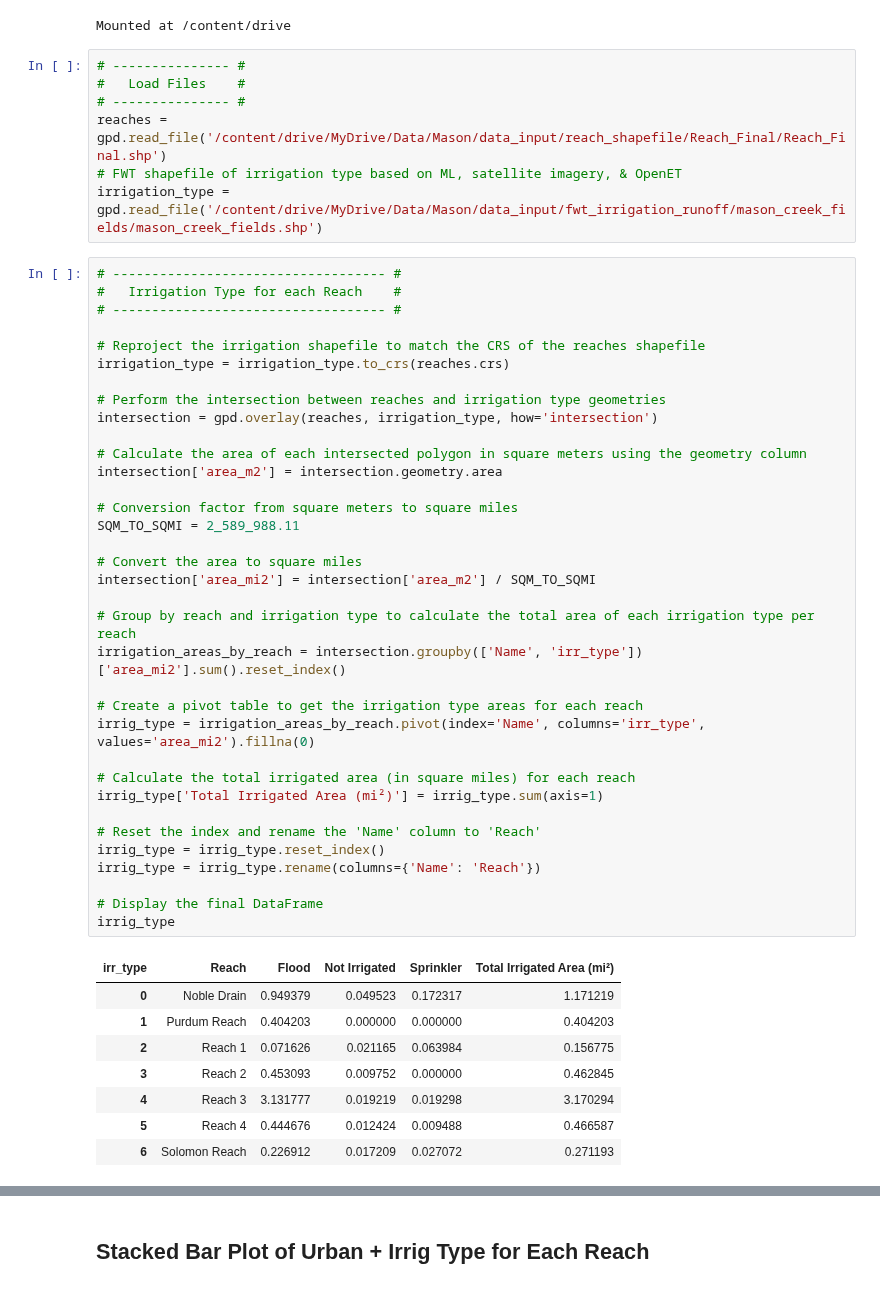
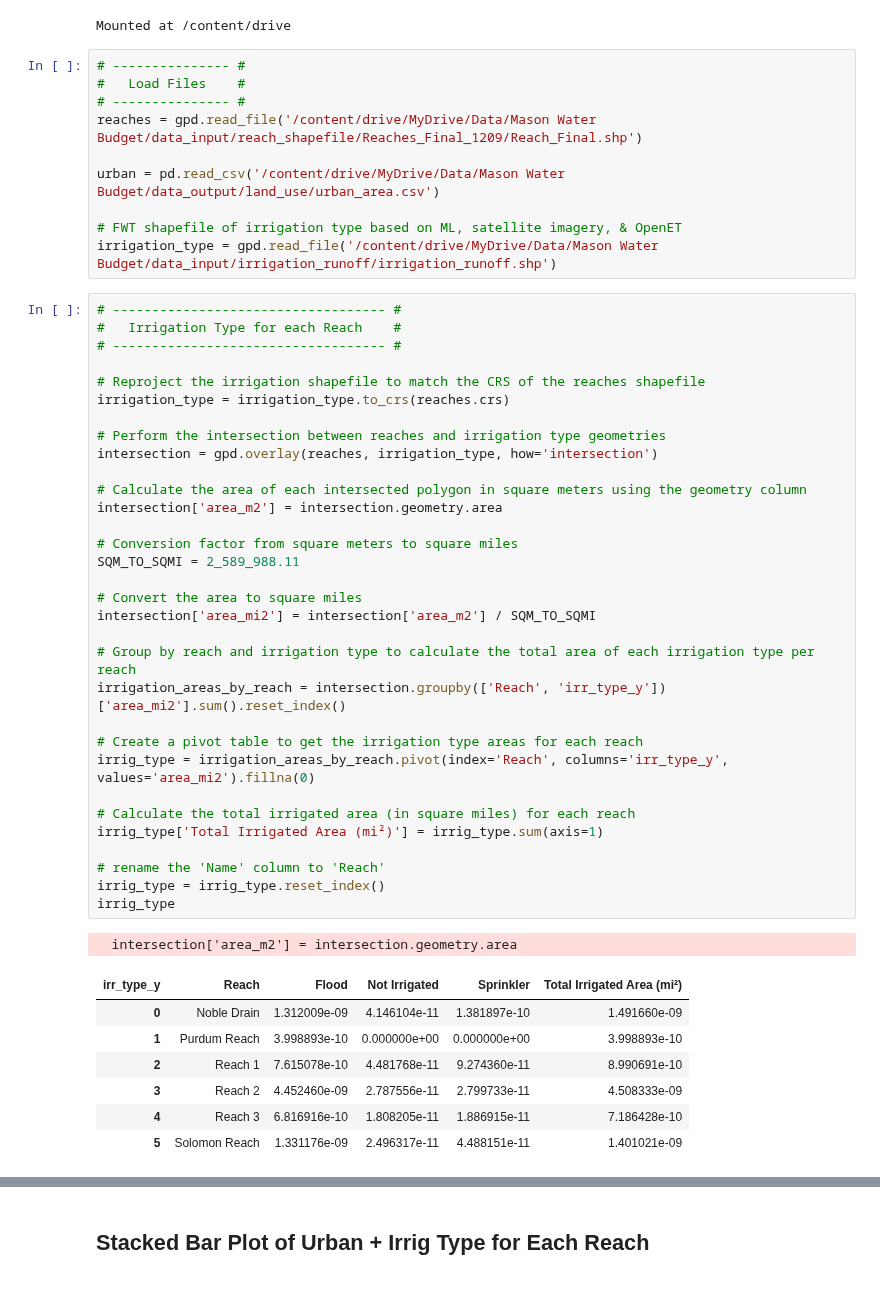
Before and after one commit to carlibeisel/mason_water_budget, a Jupyter notebook: reach_landuse.ipynb, the cells around one changed output, grey strips where cells are left out. Cells and saved outputs as stored; diff of their text form.

```diff
--- a/reach_landuse.ipynb
+++ b/reach_landuse.ipynb
@@ -256,50 +581,50 @@ Mounted at /content/drive
 # --------------- #
 #   Load Files    #
 # --------------- #
-reaches = gpd.read_file('/content/drive/MyDrive/Data/Mason/data_input/reach_shapefile/Reach_Final/Reach_Final.shp')
+reaches = gpd.read_file('/content/drive/MyDrive/Data/Mason Water Budget/data_input/reach_shapefile/Reaches_Final_1209/Reach_Final.shp')
+
+urban = pd.read_csv('/content/drive/MyDrive/Data/Mason Water Budget/data_output/land_use/urban_area.csv')
+
 # FWT shapefile of irrigation type based on ML, satellite imagery, & OpenET
-irrigation_type = gpd.read_file('/content/drive/MyDrive/Data/Mason/data_input/fwt_irrigation_runoff/mason_creek_fields/mason_creek_fields.shp')
+irrigation_type = gpd.read_file('/content/drive/MyDrive/Data/Mason Water Budget/data_input/irrigation_runoff/irrigation_runoff.shp')
 # %%
 # ----------------------------------- #
 #   Irrigation Type for each Reach    #
 # ----------------------------------- #
 
 # Reproject the irrigation shapefile to match the CRS of the reaches shapefile
 irrigation_type = irrigation_type.to_crs(reaches.crs)
 
 # Perform the intersection between reaches and irrigation type geometries
 intersection = gpd.overlay(reaches, irrigation_type, how='intersection')
 
 # Calculate the area of each intersected polygon in square meters using the geometry column
 intersection['area_m2'] = intersection.geometry.area
 
 # Conversion factor from square meters to square miles
 SQM_TO_SQMI = 2_589_988.11
 
 # Convert the area to square miles
 intersection['area_mi2'] = intersection['area_m2'] / SQM_TO_SQMI
 
 # Group by reach and irrigation type to calculate the total area of each irrigation type per reach
-irrigation_areas_by_reach = intersection.groupby(['Name', 'irr_type'])['area_mi2'].sum().reset_index()
+irrigation_areas_by_reach = intersection.groupby(['Reach', 'irr_type_y'])['area_mi2'].sum().reset_index()
 
 # Create a pivot table to get the irrigation type areas for each reach
-irrig_type = irrigation_areas_by_reach.pivot(index='Name', columns='irr_type', values='area_mi2').fillna(0)
+irrig_type = irrigation_areas_by_reach.pivot(index='Reach', columns='irr_type_y', values='area_mi2').fillna(0)
 
 # Calculate the total irrigated area (in square miles) for each reach
 irrig_type['Total Irrigated Area (mi²)'] = irrig_type.sum(axis=1)
 
-# Reset the index and rename the 'Name' column to 'Reach'
+# rename the 'Name' column to 'Reach'
 irrig_type = irrig_type.reset_index()
-irrig_type = irrig_type.rename(columns={'Name': 'Reach'})
-
-# Display the final DataFrame
 irrig_type
 # %% [output]
+  intersection['area_m2'] = intersection.geometry.area
-| irr_type | Reach | Flood | Not Irrigated | Sprinkler | Total Irrigated Area (mi²) |
-| 0 | Noble Drain | 0.949379 | 0.049523 | 0.172317 | 1.171219 |
-| 1 | Purdum Reach | 0.404203 | 0.000000 | 0.000000 | 0.404203 |
-| 2 | Reach 1 | 0.071626 | 0.021165 | 0.063984 | 0.156775 |
-| 3 | Reach 2 | 0.453093 | 0.009752 | 0.000000 | 0.462845 |
-| 4 | Reach 3 | 3.131777 | 0.019219 | 0.019298 | 3.170294 |
-| 5 | Reach 4 | 0.444676 | 0.012424 | 0.009488 | 0.466587 |
-| 6 | Solomon Reach | 0.226912 | 0.017209 | 0.027072 | 0.271193 |
+| irr_type_y | Reach | Flood | Not Irrigated | Sprinkler | Total Irrigated Area (mi²) |
+| 0 | Noble Drain | 1.312009e-09 | 4.146104e-11 | 1.381897e-10 | 1.491660e-09 |
+| 1 | Purdum Reach | 3.998893e-10 | 0.000000e+00 | 0.000000e+00 | 3.998893e-10 |
+| 2 | Reach 1 | 7.615078e-10 | 4.481768e-11 | 9.274360e-11 | 8.990691e-10 |
+| 3 | Reach 2 | 4.452460e-09 | 2.787556e-11 | 2.799733e-11 | 4.508333e-09 |
+| 4 | Reach 3 | 6.816916e-10 | 1.808205e-11 | 1.886915e-11 | 7.186428e-10 |
+| 5 | Solomon Reach | 1.331176e-09 | 2.496317e-11 | 4.488151e-11 | 1.401021e-09 |
```
Also changed, not shown: parts of 24 cells of this notebook.
